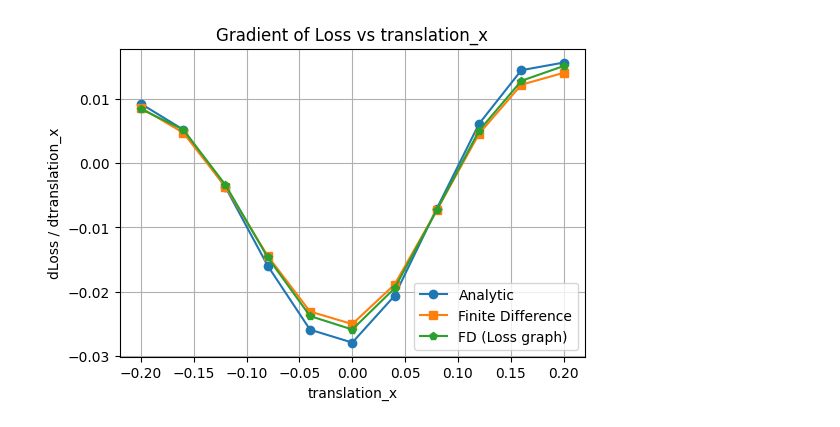
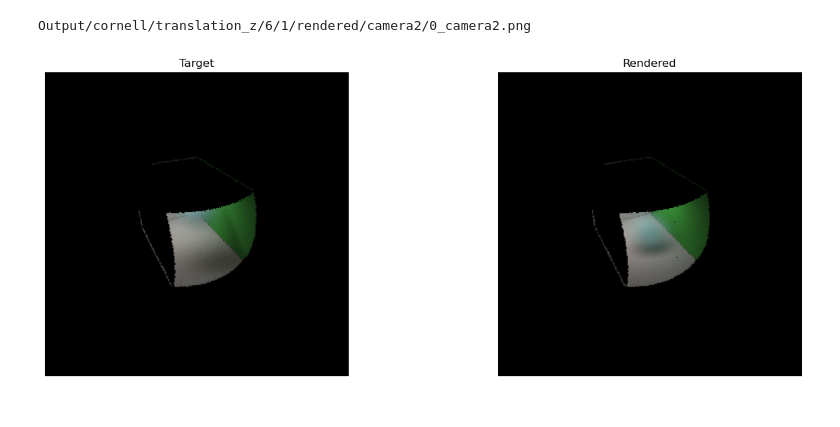
Before and after one commit to M-Gjerde/DifferentiablePointRendering, a Jupyter notebook: python/finite_difference/notebook_scatter_2.ipynb, the cells around one changed output. Drawn from its saved outputs; the diff is of its cells as text; code cells hidden in the pictures.

```diff
--- a/python/finite_difference/notebook_scatter_2.ipynb
+++ b/python/finite_difference/notebook_scatter_2.ipynb
@@ -195,31 +172,33 @@ Name: fd_grad, dtype: float64
 # %%
-import numpy as np
+from pathlib import Path
+from PIL import Image
 import matplotlib.pyplot as plt
 
-x = df[f"{parameter}"].to_numpy(dtype=np.float64)
-y = df["loss"].to_numpy(dtype=np.float64)
+camera_2 = "camera2"
+# Paths
+iteration = 0
+target_image = Path(f"Output/{scene}/{parameter}/{camera_2}_target.png")
+rendered_test = Path(f"Output/{scene}/{parameter}/{index}/{test}/rendered/{camera_2}/{iteration}_{camera_2}.png")
 
-# Numerical gradient d(loss) / d(parameter)
-loss_gradient = np.gradient(y, x)
+print(rendered_test)
 
-# Store it in the dataframe
-df["loss_gradient"] = loss_gradient
+# Load images
+img_target = Image.open(target_image)
+img_rendered = Image.open(rendered_test)
 
+# Plot side by side (3 columns)
+fig, axes = plt.subplots(1, 2, figsize=(15, 5))
 
-# Plot gradient
-plt.figure(figsize=(6, 4))
-plt.plot(df[f"{parameter}"], df["analytic_grad"], marker="o", label="Analytic")
-plt.plot(df[f"{parameter}"], df[NUMERICAL_COLUMN], marker="s", label="Finite Difference")
-plt.plot(x, loss_gradient, marker="p", label="FD (Loss graph)")
+axes[0].imshow(img_target)
+axes[0].set_title("Target")
+axes[0].axis("off")
 
-plt.xlabel(f"{parameter}")
-plt.ylabel(f"dLoss / d{parameter}")
-plt.title(f"Gradient of Loss vs {parameter}")
-plt.grid(True)
-plt.legend()
+axes[1].imshow(img_rendered)
+axes[1].set_title("Rendered")
+axes[1].axis("off")
 
-output_gradient_png = csv_path.with_name(csv_path.stem + "_loss_gradient.png")
-plt.savefig(output_gradient_png, dpi=200, bbox_inches="tight")
+plt.tight_layout()
 plt.show()
 # %% [output]
+Output/cornell/translation_z/6/1/rendered/camera2/0_camera2.png
-[figure, old version]
+[figure, new version]
```
Also changed, not shown: parts of 8 cells of this notebook, 8 other files.
